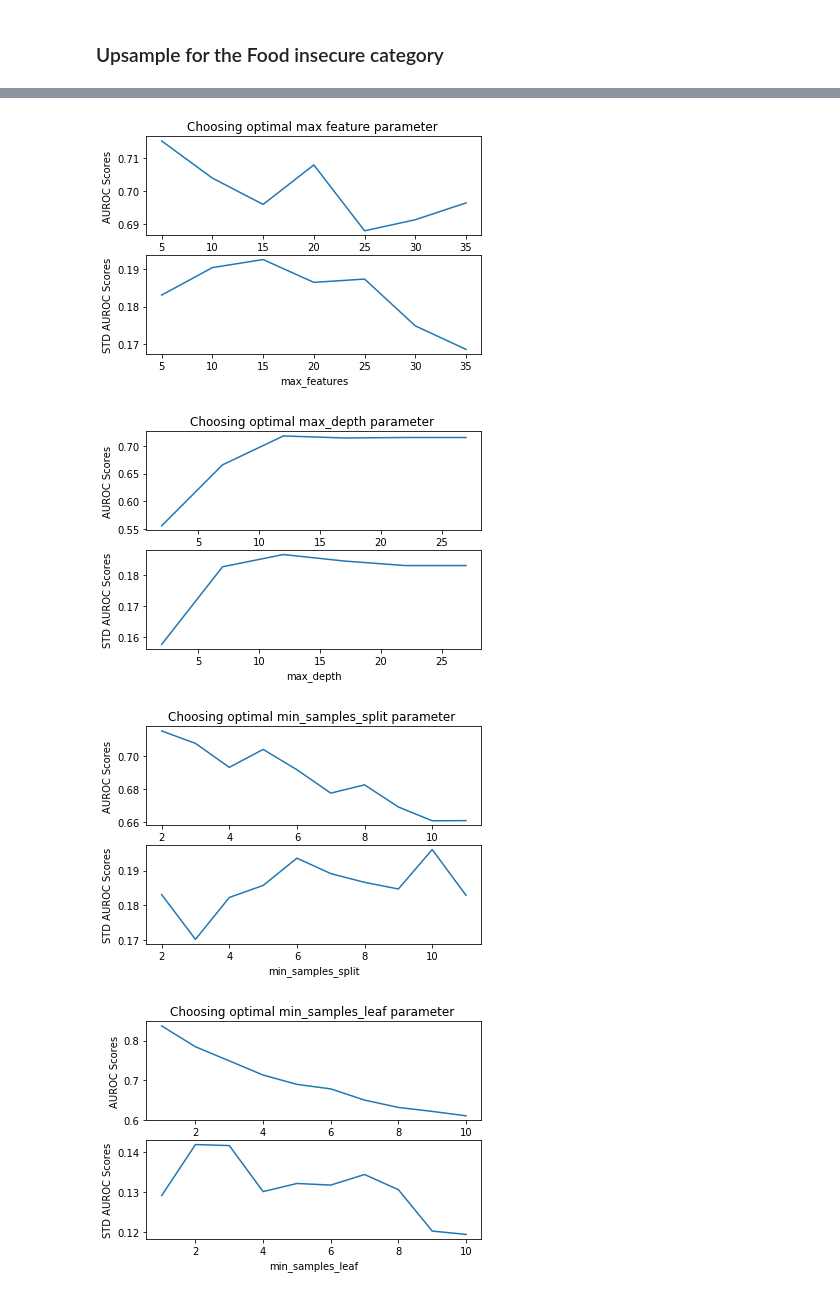
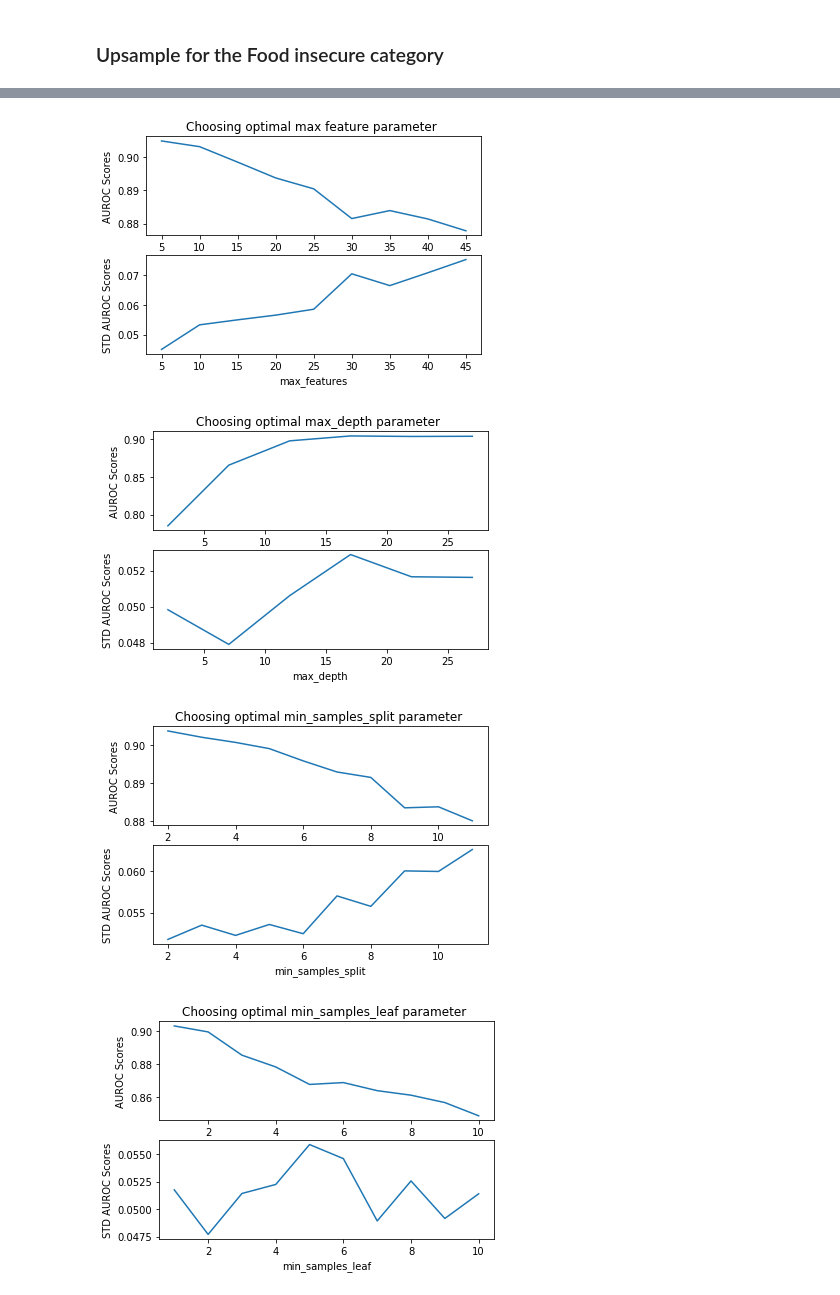
Before and after one commit to zhou100/FoodSecurityPrediction, a Jupyter notebook: 2_hyperparameter_tuning.ipynb, the cells around one changed output, grey strips where cells are left out. Cells and saved outputs as stored; diff of their text form; code cells hidden in the pictures.

```diff
--- a/2_hyperparameter_tuning.ipynb
+++ b/2_hyperparameter_tuning.ipynb
@@ -1174,11 +1188,11 @@ plt.show()
 
 # two different split criterion
 
-param_grid={'n_estimators':[140], 'criterion':['gini', 'entropy']}
+param_grid={'n_estimators':[160], 'criterion':['gini', 'entropy']}
 
 gsearch= GridSearchCV(estimator = RandomForestClassifier(random_state=10),
                        param_grid = param_grid, scoring='roc_auc',cv=5)
-gsearch.fit(X_train_smote,y_train_smote)
+gsearch.fit(X_train_mode,y_train_mode)
 
 #for i in ['mean_test_score', 'std_test_score', 'param_n_estimators']:
 #        print(i," : ",gsearch.cv_results_[i])
@@ -1207,13 +1221,13 @@ plt.show()
 # setting this too small has led to inaccuracy in the base model and leads
 # to decreased accuracy in the main model
 
-param_grid={'n_estimators':[140],'criterion':['gini'],
+param_grid={'n_estimators':[150],'criterion':['gini'],
             'max_features':np.arange(5, 50, 5)}
 
 
 gsearch= GridSearchCV(estimator = RandomForestClassifier(random_state=10),
                        param_grid = param_grid, scoring='roc_auc',cv=5)
-gsearch.fit(X_train_smote,y_train_smote)
+gsearch.fit(X_train_mode,y_train_mode)
 
 
 mean_test_scores = gsearch.cv_results_['mean_test_score']
@@ -1232,7 +1246,7 @@ plt.xlabel("max_features")
 plt.ylabel("STD AUROC Scores")
 plt.show()
 # %% [output]
-[figure, old version]
+[figure, new version]
 # %%
 # 4. tune max_depth parameter
 
@@ -1246,13 +1260,13 @@ plt.show()
 # the performace of the model would deteriote.
 # therefore, it's better to tune the parameter at larger intervals
 
-param_grid={'n_estimators':[140],'criterion':['gini'],
+param_grid={'n_estimators':[160],'criterion':['gini'],
             'max_depth':np.arange(2, 30, 5)}
 
 
 gsearch= GridSearchCV(estimator = RandomForestClassifier(random_state=10),
                        param_grid = param_grid, scoring='roc_auc',cv=5)
-gsearch.fit(X_train_smote,y_train_smote)
+gsearch.fit(X_train_mode,y_train_mode)
 
 
 mean_test_scores = gsearch.cv_results_['mean_test_score']
@@ -1271,7 +1285,7 @@ plt.xlabel("max_depth")
 plt.ylabel("STD AUROC Scores")
 plt.show()
 # %% [output]
-[figure, old version]
+[figure, new version]
 # %%
 # 5. tune min_samples_split
 
@@ -1279,14 +1293,13 @@ plt.show()
 # simpler. theoretically, this leads to shallower trees and
 # more bias and smaller variance. looking at the training results
 # the increase in performance due to smaller variance is
-# best around 8
 
-param_grid={'n_estimators':[140],'criterion':['gini'],
+param_grid={'n_estimators':[150],'criterion':['gini'],
             'min_samples_split':np.arange(2, 2+10, 1)}
 
 gsearch= GridSearchCV(estimator = RandomForestClassifier(random_state=10),
                        param_grid = param_grid, scoring='roc_auc',cv=5)
-gsearch.fit(X_train_smote,y_train_smote)
+gsearch.fit(X_train_mode,y_train_mode)
 
 
 mean_test_scores = gsearch.cv_results_['mean_test_score']
@@ -1305,37 +1318,37 @@ plt.xlabel("min_samples_split")
 plt.ylabel("STD AUROC Scores")
 plt.show()
 # %% [output]
-[figure, old version]
+[figure, new version]
 # %%
 # 6. tune min_samples_leaf
 
 # as the min sample split parameter increases, the base tree model becomes
 # simpler. theoretically, this leads to shallower trees and
 # more bias and smaller variance. looking at the training results
 # the increase in performance due to smaller variance is
 
-param_grid={'n_estimators':[140],'criterion':['gini'],
+param_grid={'n_estimators':[160],'criterion':['gini'],
             'min_samples_leaf':np.arange(1, 1+10, 1)}
 
 gsearch= GridSearchCV(estimator = RandomForestClassifier(random_state=10),
                        param_grid = param_grid, scoring='roc_auc',cv=5)
-gsearch.fit(X_train_upsampled,y_train_upsampled)
+gsearch.fit(X_train_mode,y_train_mode)
 
 
 mean_test_scores = gsearch.cv_results_['mean_test_score']
 std_test_score = gsearch.cv_results_['std_test_score']
 min_samples_leaf = gsearch.cv_results_['param_min_samples_leaf']
 
 plt.subplot(211)
 plt.plot(min_samples_leaf, mean_test_scores)
 plt.title("Choosing optimal min_samples_leaf parameter ")
 plt.xlabel("min_samples_split")
 plt.ylabel("AUROC Scores")
 
 plt.subplot(212)
 plt.plot(min_samples_leaf, std_test_score)
 plt.xlabel("min_samples_leaf")
 plt.ylabel("STD AUROC Scores")
 plt.show()
 # %% [output]
-[figure, old version]
+[figure, new version]
```
Also changed, not shown: parts of 33 cells of this notebook, 5 other files.
